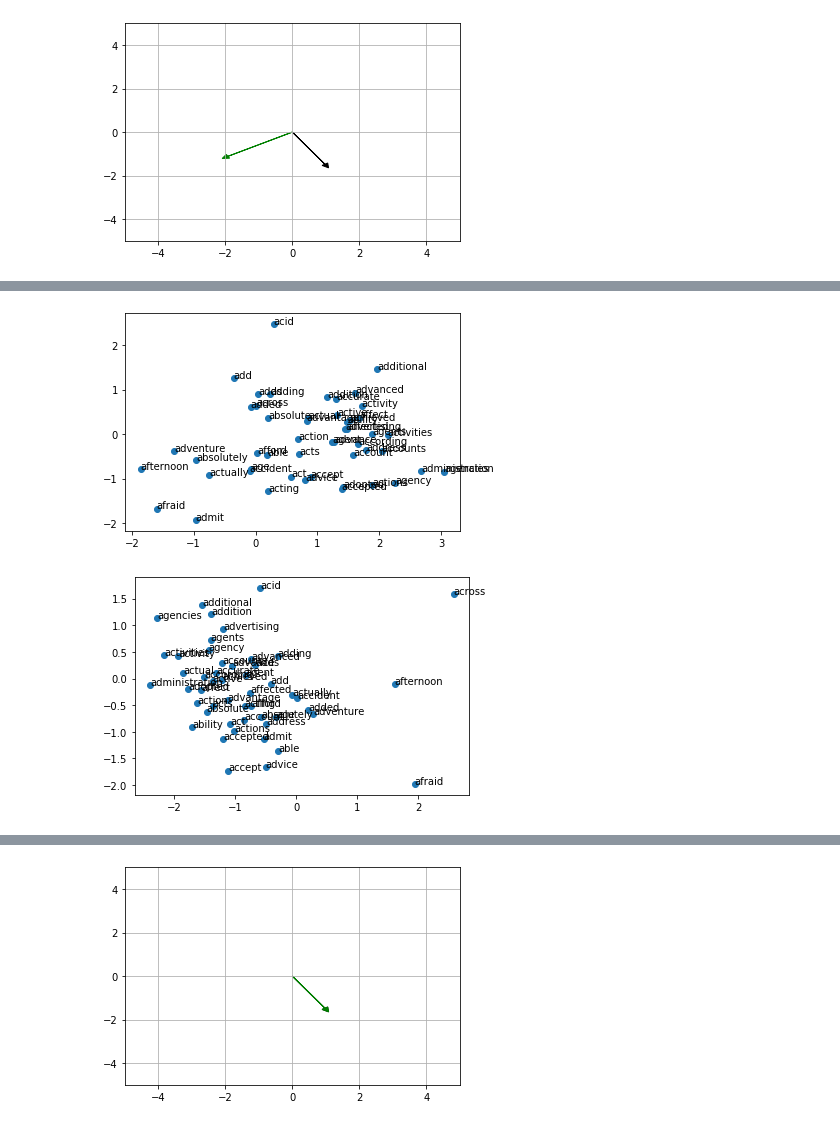
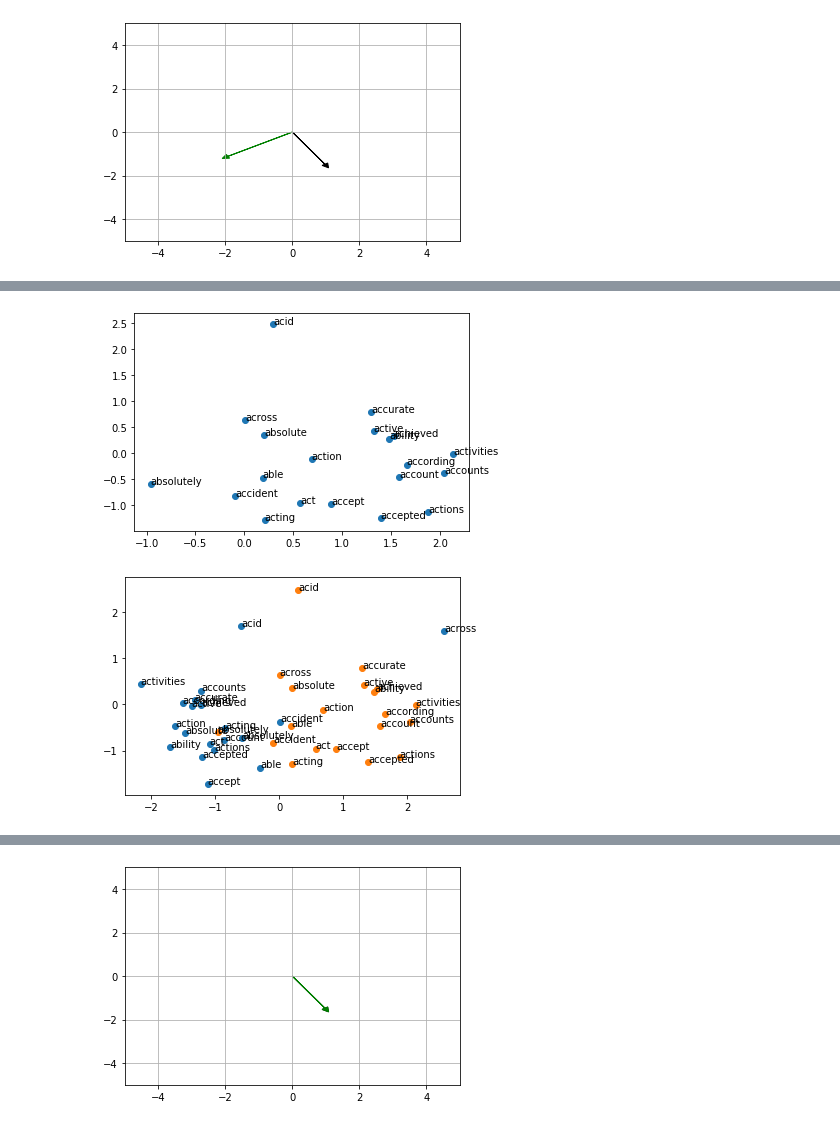
Before and after one commit to nicoloverardo/historical-events-detection, a Jupyter notebook: embcomp.ipynb, the cells around one changed output, grey strips where cells are left out. Drawn from its saved outputs; the diff is of its cells as text; code cells hidden in the pictures.

Commit message:
Small fix, added plot

```diff
--- a/embcomp.ipynb
+++ b/embcomp.ipynb
@@ -10,16 +9,9 @@ histo_glove = EmbeddingsHandler.load_glove("wordemb/HistoGlove.txt", 5000)
 # %%
 glove.sort_index(inplace=True)
 histo_glove.sort_index(inplace=True)
-# %%
-filtered_idxs = [PreProcessing.cleanText(idx) for idx in glove.index.values]
-filtered_idxs = [i for i in filtered_idxs if i]
-
-glove = glove[glove.index.isin(filtered_idxs)]
-# %%
-filtered_idxs = [PreProcessing.cleanText(idx) for idx in histo_glove.index.values]
-filtered_idxs = [i for i in filtered_idxs if i]
-
-histo_glove = histo_glove[histo_glove.index.isin(filtered_idxs)]
+# %%
+glove = EmbeddingsHandler.filter_indices(glove)
+histo_glove = EmbeddingsHandler.filter_indices(histo_glove)
 # %%
 glove.sort_index(inplace=True)
 histo_glove.sort_index(inplace=True)
@@ -83,8 +89,8 @@ EmbeddingsHandler.plot_words(histo_glove, end=50)
 # %%
-EmbeddingsHandler.plot_words(glove, end=50)
+EmbeddingsHandler.plot_words(glove, end=20)
 # %% [output]
-[figure, old version]
+[figure, new version]
 # %%
-EmbeddingsHandler.plot_words(rot_histo_df, end=50)
+EmbeddingsHandler.plot_words([rot_histo_df, glove], end=20)
 # %% [output]
-[figure, old version]
+[figure, new version]
```
Also changed, not shown: parts of 8 cells of this notebook, 2 other files.
